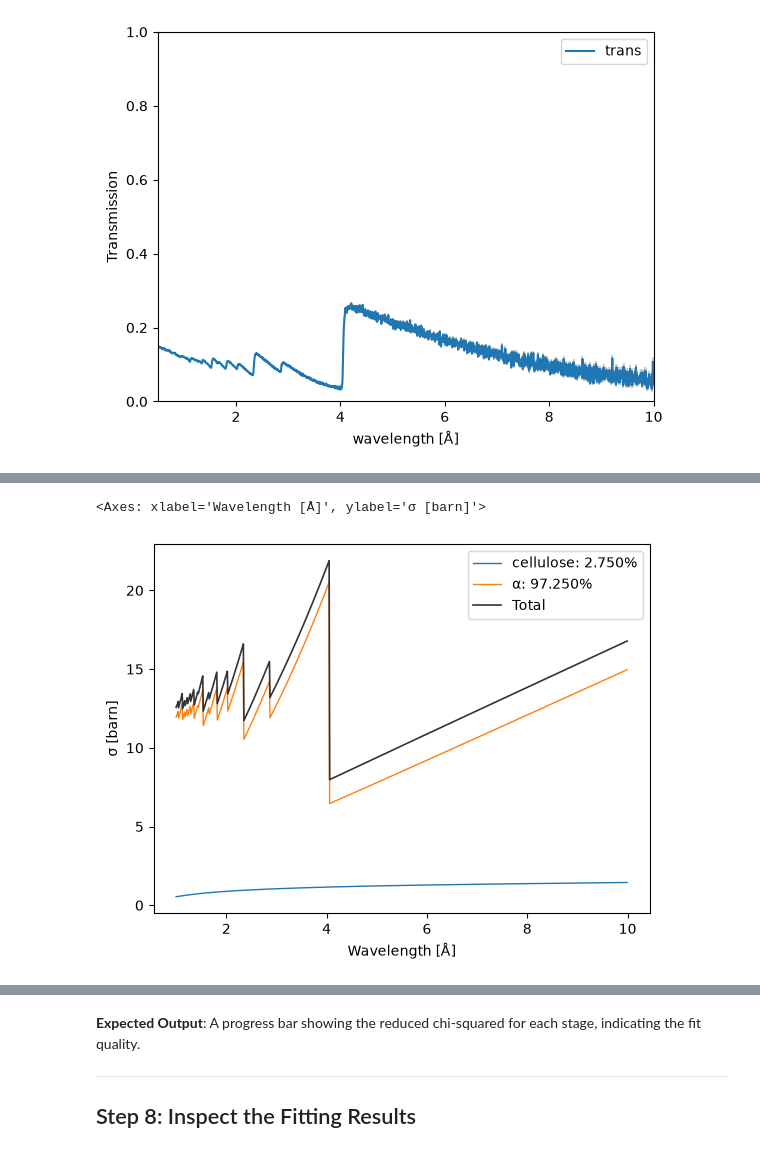
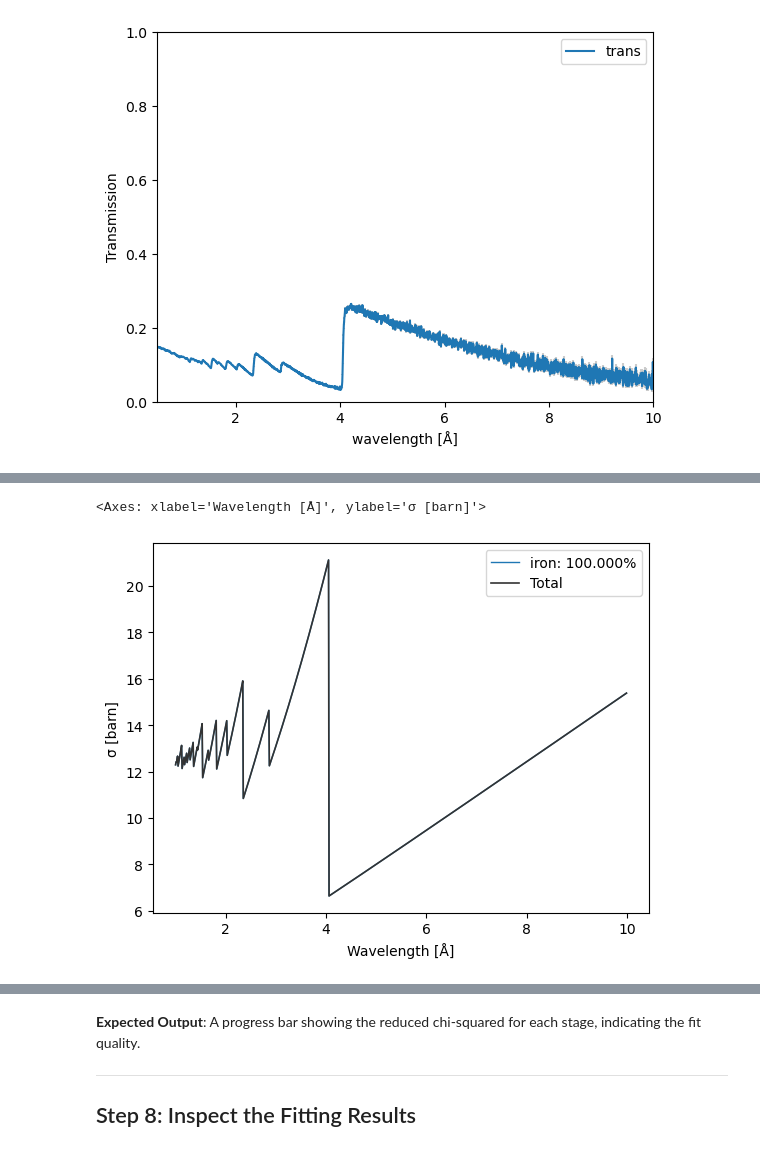
Before and after one commit to TsvikiHirsh/nbragg, a Jupyter notebook: notebooks/Rietveld_in_nbragg_tutorial.ipynb, the cells around one changed output, grey strips where cells are left out. Cells and saved outputs as stored; diff of their text form; code cells hidden in the pictures.

```diff
--- a/notebooks/Rietveld_in_nbragg_tutorial.ipynb
+++ b/notebooks/Rietveld_in_nbragg_tutorial.ipynb
@@ -113,7 +115,6 @@ The neutron cross-section describes how neutrons interact with the sample. We cr
 # %%
-xs = 0.0275 * nbragg.CrossSection(cellulose=nbragg.materials["Cellulose_C6O5H10.ncmat"]) + \
-     (1 - 0.0275) * nbragg.CrossSection(α=nbragg.materials["Fe_sg229_Iron-alpha_CrysExtn1.ncmat"])
+xs = nbragg.CrossSection(iron=nbragg.materials["Fe_sg229_Iron-alpha"])
 xs.plot()
 # %% [output]
 <Axes: xlabel='Wavelength [Å]', ylabel='σ [barn]'>
-[figure, old version]
+[figure, new version]
```
Also changed, not shown: parts of 28 cells of this notebook, 12 other files.
